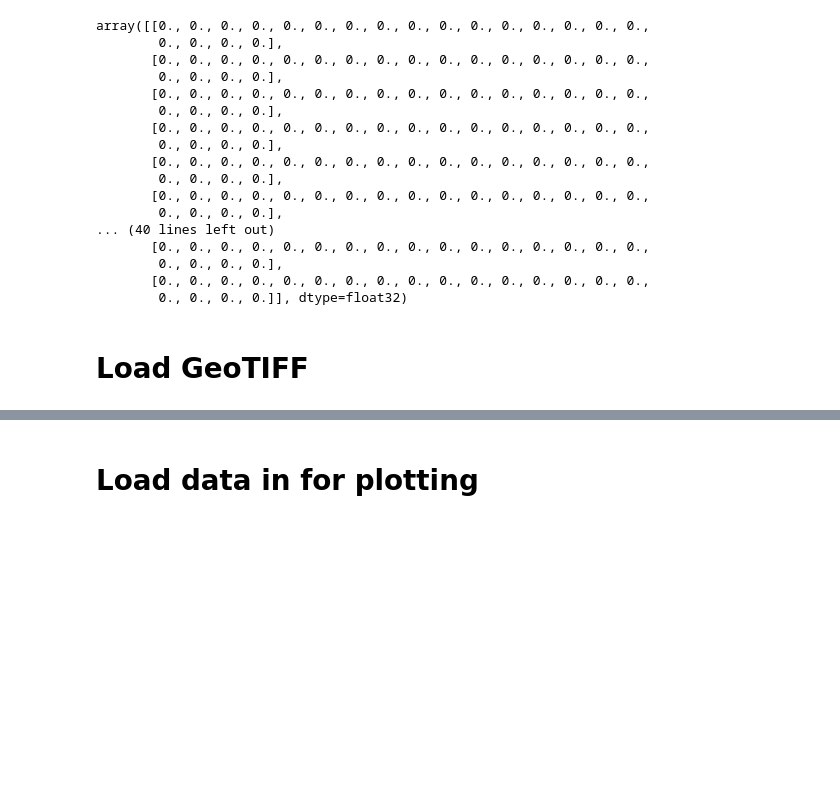
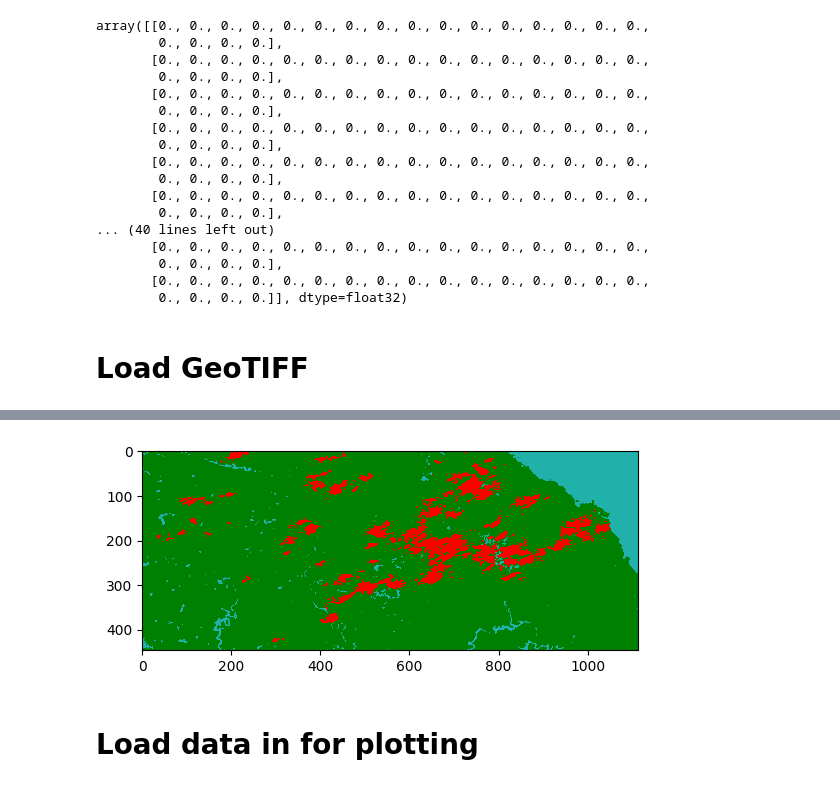
Before and after one commit to Tom-v-G/UC_wildfire_forecasting, a Jupyter notebook: data visualisation Rajiv.ipynb, the cells around one changed output, grey strips where cells are left out. Cells and saved outputs as stored; diff of their text form; code cells hidden in the pictures; blank space fills up the shorter version.

```diff
--- a/data visualisation Rajiv.ipynb
+++ b/data visualisation Rajiv.ipynb
@@ -194,3 +208,10 @@ loaded_data = rioxarray.open_rasterio("kr_data.tif")
+# %%
+fig, ax = plt.subplots()
+cmap = mpl.colors.ListedColormap(["lightseagreen", "green", "red"])
+test = ax.imshow(combined_data[3], cmap=cmap, vmin=0, vmax=2)
+plt.show()
+# %% [output]
+[figure, added]
 # %% [markdown]
 # Load data in for plotting
 # %%
```
Also changed, not shown: parts of 45 cells of this notebook.
